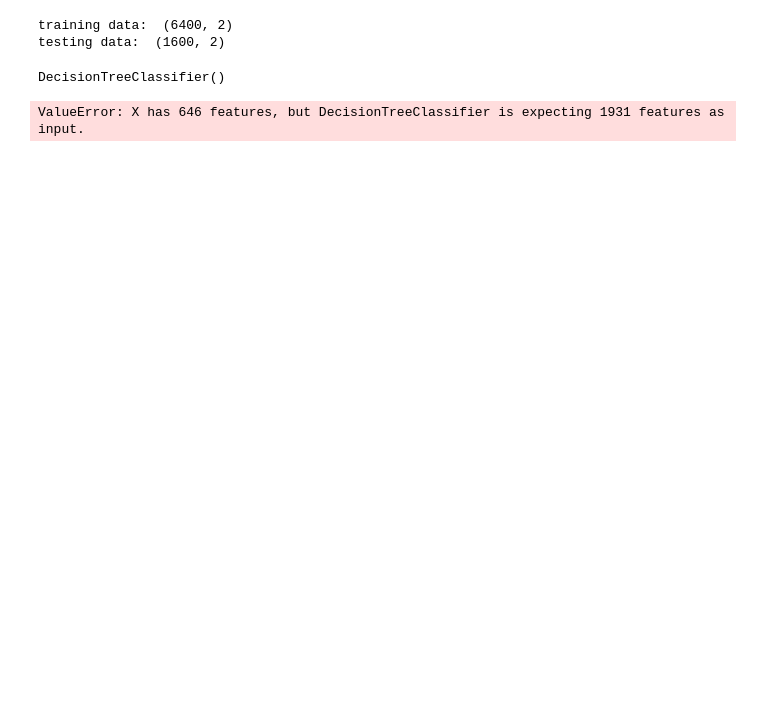
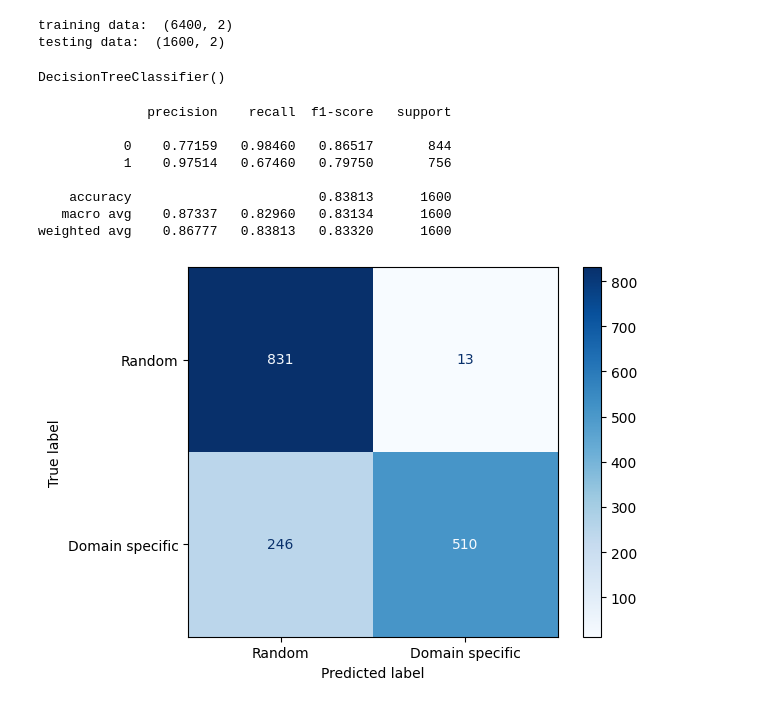
Before and after one commit to johannordling/tdde16_project, a Jupyter notebook: method/tree_ner/tree_ner.ipynb, the cells around one changed output. Cells and saved outputs as stored; diff of their text form; code cells hidden in the pictures; blank space fills up the shorter version.

```diff
--- a/method/tree_ner/tree_ner.ipynb
+++ b/method/tree_ner/tree_ner.ipynb
@@ -19,7 +20,7 @@ print("testing data: ", testing_data.shape)
 training data:  (6400, 2)
 testing data:  (1600, 2)
 # %%
-nlp = spacy.load("sv_core_news_sm")
+nlp = spacy.load("sv_core_news_lg")
 
 def preprocess(question):
     doc = nlp(question)
@@ -67,9 +68,22 @@ X_test = mlb.transform(X_test)
 # %%
 # Test the decision tree model
 y_pred = tree.predict(X_test)
-
-# Calculate the accuracy score
-accuracy = accuracy_score(y_test, y_pred)
-print('Accuracy:', accuracy)
-# %% [output]
-ValueError: X has 646 features, but DecisionTreeClassifier is expecting 1931 features as input.
+# %%
+report = sklearn.metrics.classification_report(y_test, y_pred, digits=5)
+print(report)
+
+# Create and display a graphical confusion matrix
+cm = confusion_matrix(y_test, y_pred)
+cm_display = ConfusionMatrixDisplay(cm, display_labels=['Random', 'Domain specific'])
+cm_display.plot(cmap=plt.cm.Blues)
+plt.show()
+# %% [output]
+              precision    recall  f1-score   support
+
+           0    0.77159   0.98460   0.86517       844
+           1    0.97514   0.67460   0.79750       756
+
+    accuracy                        0.83813      1600
+   macro avg    0.87337   0.82960   0.83134      1600
+weighted avg    0.86777   0.83813   0.83320      1600
+[figure, added]
```
Also changed, not shown: parts of 4 cells of this notebook, 7 other files.
